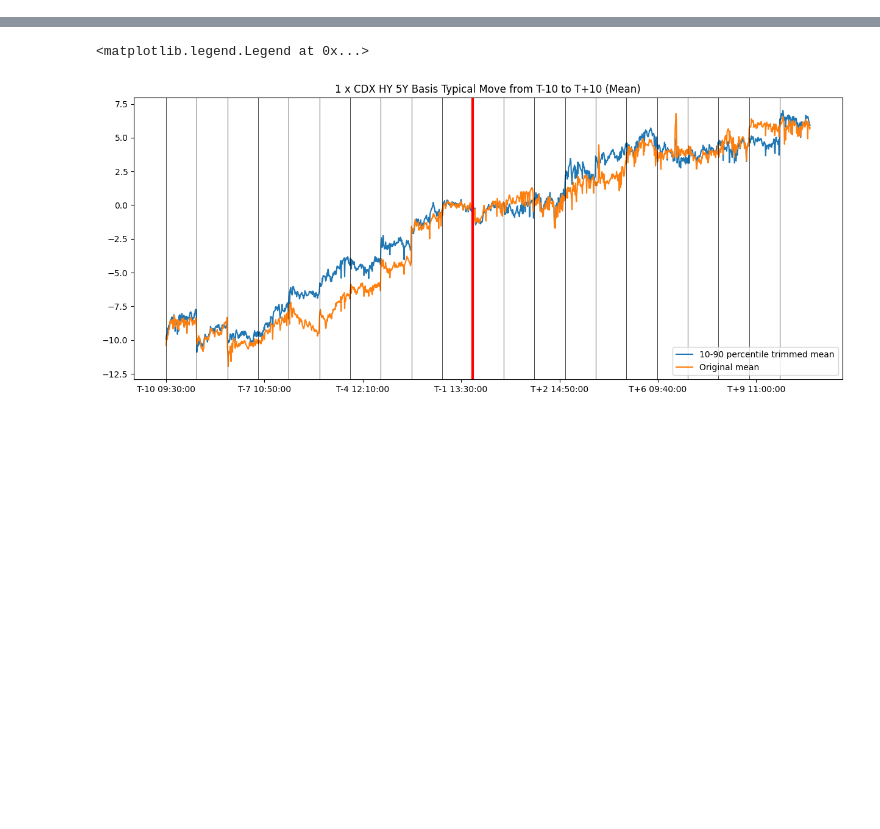
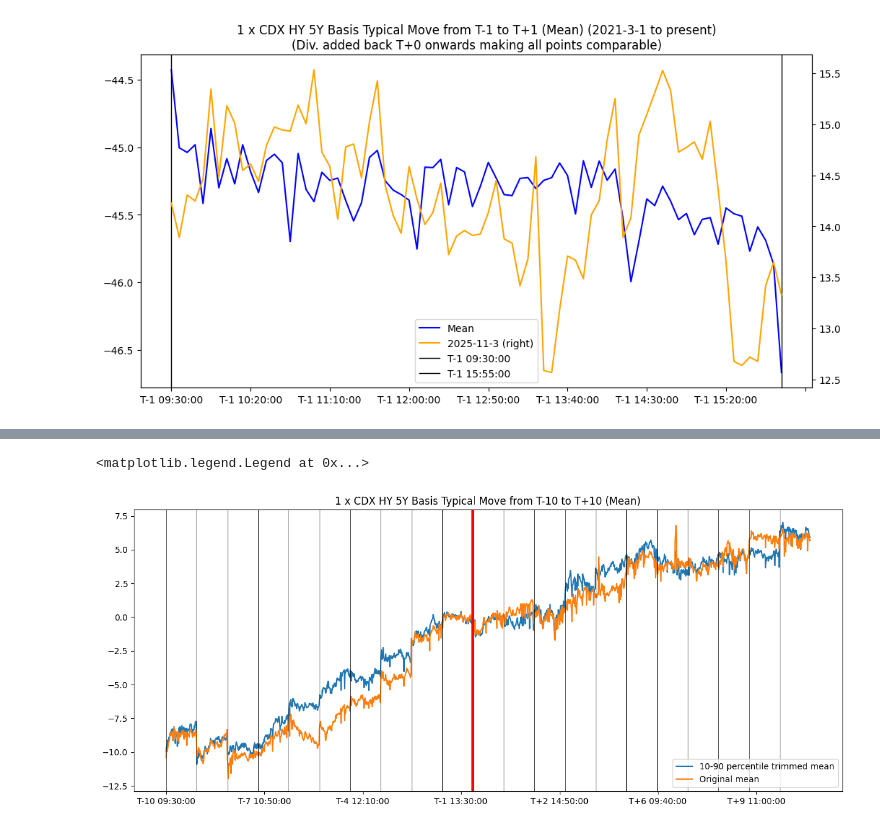
Before and after one commit to vasusharmaiiicm/59.-HYG-Div-Date-Perf, a Jupyter notebook: Final.ipynb, the cells around one changed output, grey strips where cells are left out. Saved outputs shown, nothing was run; the diff lists cells and outputs as text; code cells hidden in the pictures; blank space fills up the shorter version.

```diff
--- a/Final.ipynb
+++ b/Final.ipynb
@@ -406,0 +324,49 @@ plt.show()
+# %%
+import matplotlib.pyplot as plt
+from matplotlib.lines import Line2D
+
+df_plot = ty[ty["Key"].isin(["T-1","T+0","T+1"])].copy()
+df_plot = ty[ty["Key"].isin(["T-1",])].copy()
+na = df_plot.isna().sum()
+df_plot = df_plot.drop(list(na[na!=0].index)+["Key"],axis=1)
+
+s = df_plot.mean(axis=1)
+ax = s.plot(figsize=(12,6),color="blue", label='Mean')
+
+ax2 = df_plot.iloc[:,-1].plot(ax=ax,color="orange",secondary_y=True, label='2025-11-3')
+
+time_labels = ["T-1 09:30:00","T-1 15:55:00"]
+vlines = []
+for label in time_labels:
+    xpos = s.index.get_loc(label)
+    v = ax.axvline(
+        x=xpos,
+        color='red' if label == "T+0 09:30:00" else 'black',
+        linewidth=3 if label == "T+0 09:30:00" else 1
+    )
+    vlines.append((label, v.get_color(), v.get_linewidth()))
+
+h1, l1 = ax.get_legend_handles_labels()
+try:
+    h2, l2 = ax.right_ax.get_legend_handles_labels()
+except AttributeError:
+    h2, l2 = ax2.get_legend_handles_labels()
+
+v_proxies = []
+v_labels = []
+seen = set()
+for lbl, c, lw in vlines:
+    if lbl in seen:
+        continue
+    seen.add(lbl)
+    v_proxies.append(Line2D([0],[0], color=c, lw=lw))
+    v_labels.append(lbl)
+
+handles = h1 + h2 + v_proxies
+labels = l1 + l2 + v_labels
+
+plt.title(f"{cdx_mult} x {cdx_name} Basis Typical Move from T-1 to T+1 (Mean) (2021-3-1 to present)\n(Div. added back T+0 onwards making all points comparable)")
+ax.legend(handles, labels)
+plt.show()
+# %% [output]
+[figure, added]
```
Also changed, not shown: parts of 13 cells of this notebook, 5 other files.
